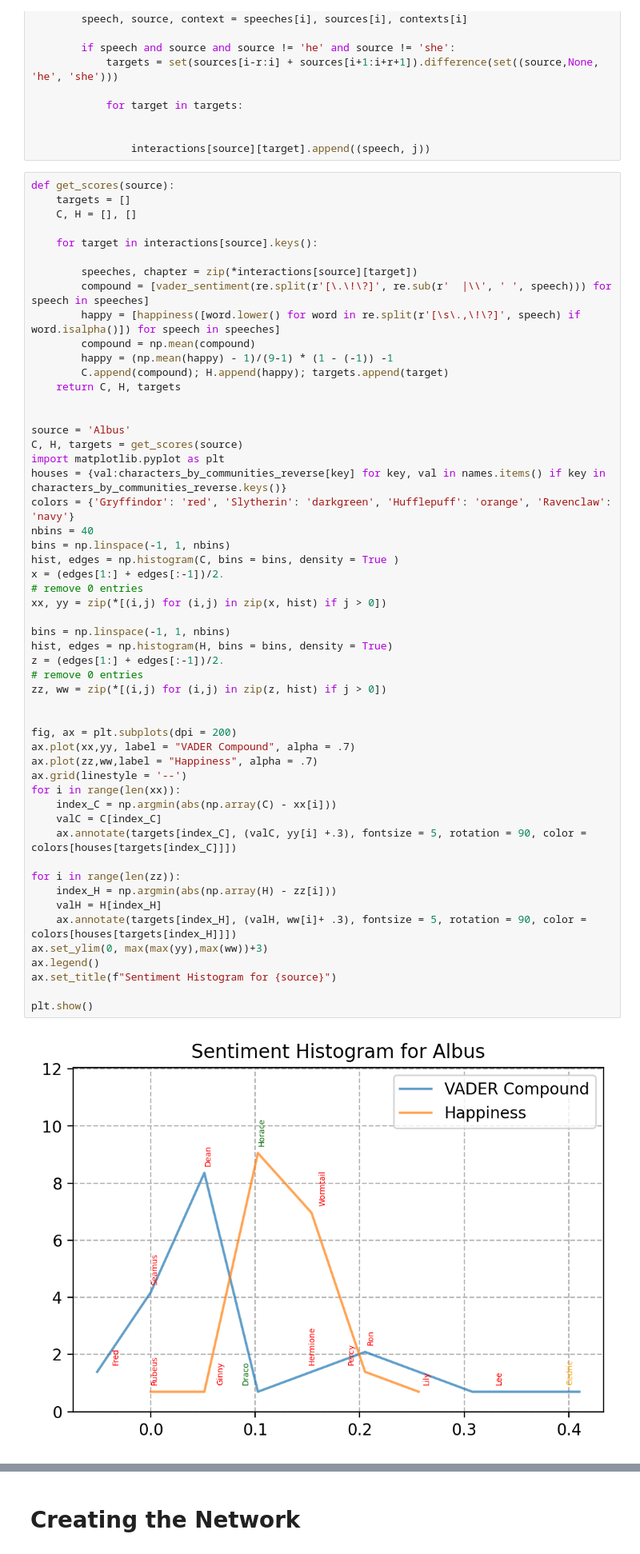
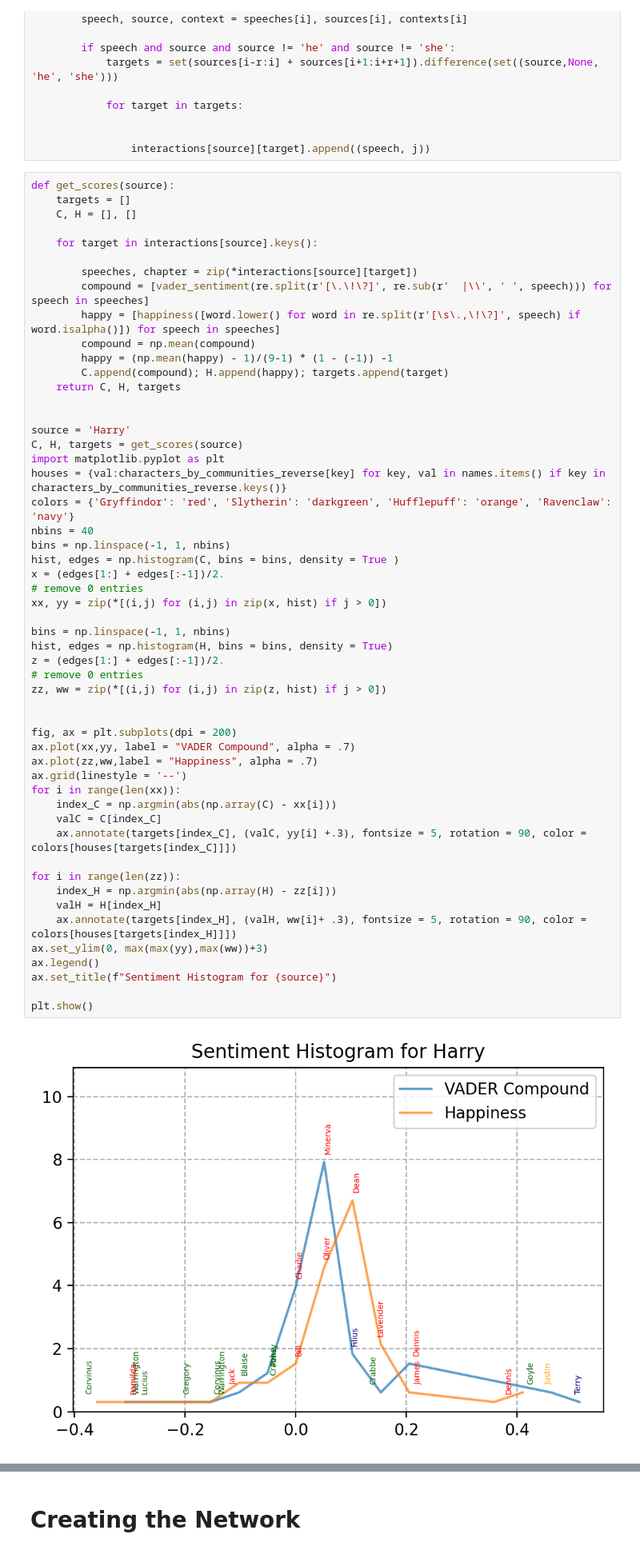
Before and after one commit to wdmdev/comsocsci2021-project, a Jupyter notebook: notebook.ipynb, the cells around one changed output, grey strips where cells are left out. Shown at 80% size. Saved outputs shown, nothing was run; the diff lists cells and outputs as text.

```diff
--- a/notebook.ipynb
+++ b/notebook.ipynb
@@ -280,7 +280,7 @@ def get_scores(source):
     return C, H, targets
 
 
-source = 'Albus'
+source = 'Harry'
 C, H, targets = get_scores(source)
 import matplotlib.pyplot as plt
 houses = {val:characters_by_communities_reverse[key] for key, val in names.items() if key in characters_by_communities_reverse.keys()}
@@ -291,34 +291,34 @@ hist, edges = np.histogram(C, bins = bins, density = True )
 x = (edges[1:] + edges[:-1])/2.
 # remove 0 entries
 xx, yy = zip(*[(i,j) for (i,j) in zip(x, hist) if j > 0])
 
 bins = np.linspace(-1, 1, nbins)
 hist, edges = np.histogram(H, bins = bins, density = True)
 z = (edges[1:] + edges[:-1])/2.
 # remove 0 entries
 zz, ww = zip(*[(i,j) for (i,j) in zip(z, hist) if j > 0])
 
 
 fig, ax = plt.subplots(dpi = 200)
 ax.plot(xx,yy, label = "VADER Compound", alpha = .7)
 ax.plot(zz,ww,label = "Happiness", alpha = .7)
 ax.grid(linestyle = '--')
 for i in range(len(xx)):
     index_C = np.argmin(abs(np.array(C) - xx[i]))
     valC = C[index_C]
     ax.annotate(targets[index_C], (valC, yy[i] +.3), fontsize = 5, rotation = 90, color = colors[houses[targets[index_C]]])
 
 for i in range(len(zz)):
     index_H = np.argmin(abs(np.array(H) - zz[i]))
     valH = H[index_H]
     ax.annotate(targets[index_H], (valH, ww[i]+ .3), fontsize = 5, rotation = 90, color = colors[houses[targets[index_H]]])
 ax.set_ylim(0, max(max(yy),max(ww))+3)
 ax.legend()
 ax.set_title(f"Sentiment Histogram for {source}")
 
 plt.show()
 # %% [output]
-[figure, old version]
+[figure, new version]
 # %%
 edges = []
 
```
Also changed, not shown: parts of 2 cells of this notebook.
